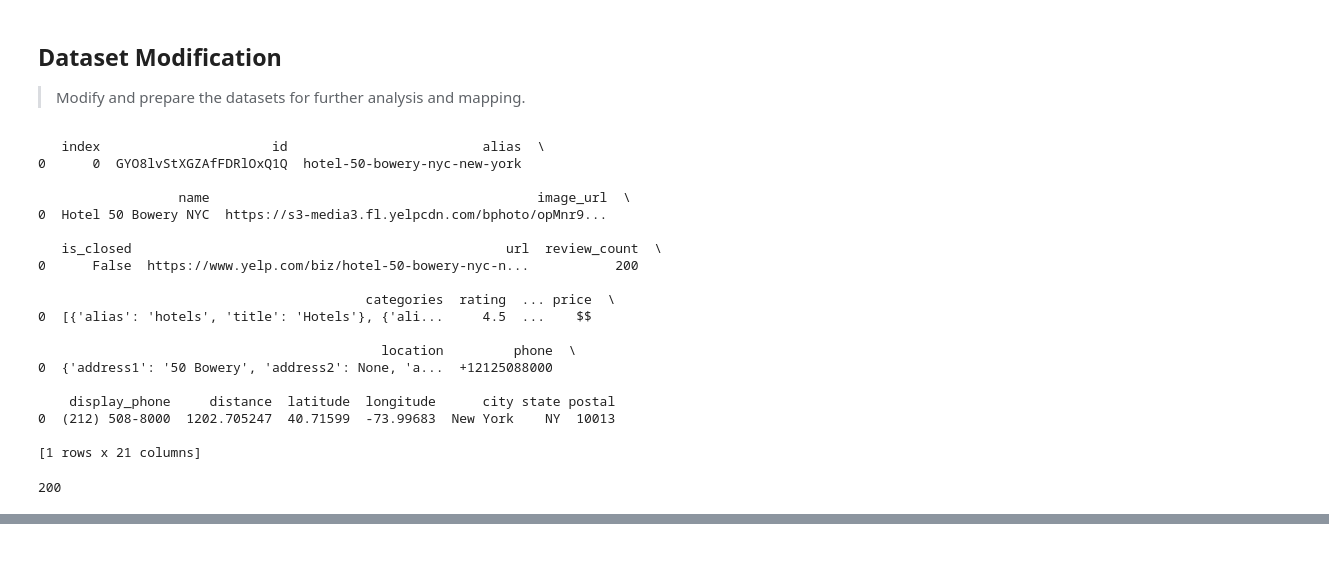
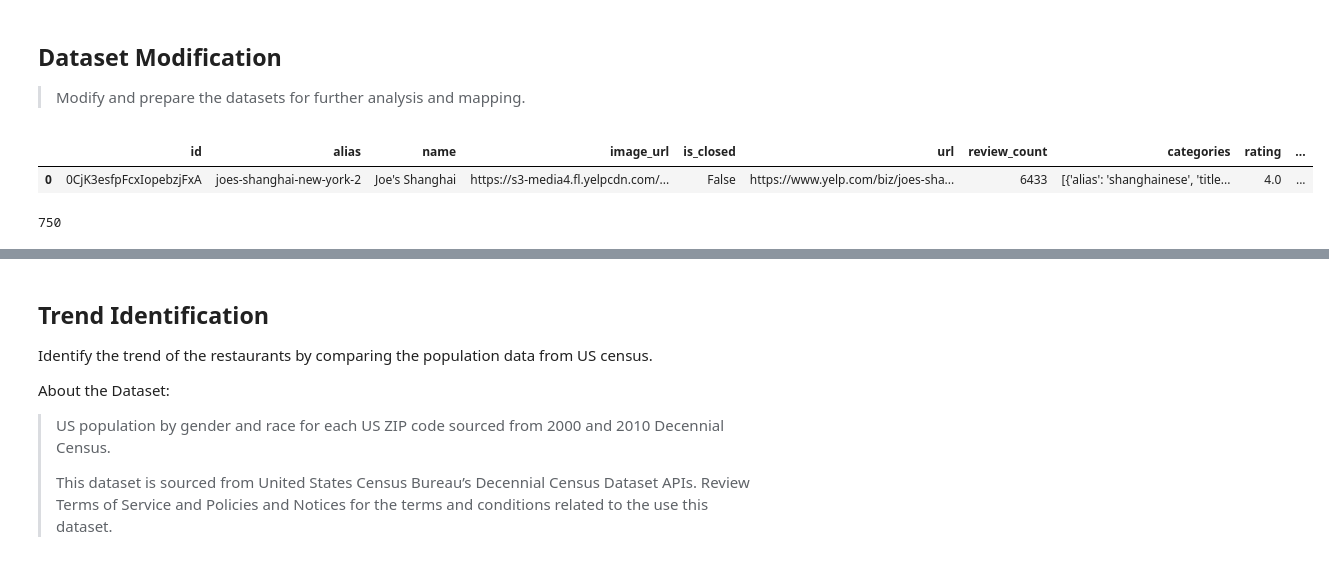
Before and after one commit to keqideng/data_analysis_portfolio_project, a Jupyter notebook: chinese_restaurant_analysis/chinese_restaurant_analysis.ipynb, the cells around one changed output, grey strips where cells are left out. Saved outputs shown, nothing was run; the diff lists cells and outputs as text; code cells hidden in the pictures.

```diff
--- a/chinese_restaurant_analysis/chinese_restaurant_analysis.ipynb
+++ b/chinese_restaurant_analysis/chinese_restaurant_analysis.ipynb
@@ -40,7 +42,7 @@ Firstly use Yelp Fusion API to pull data from Yelp for further analysis.
 
 The selecting criteria is the Chinese restaurants in New York City.
 # %%
-def yelp_business_search(offset=0, location = 'NYC', lim = 50, term = 50, endpoint = 'https://api.yelp.com/v3/businesses/search'):
+def yelp_business_search(offset=0, location = 'NYC', lim = 50, term = 'restaurants,chinese', endpoint = 'https://api.yelp.com/v3/businesses/search'):
     #Business Search Yelp 'https://api.yelp.com/v3/businesses/search'
     client_id = 'By4LztDH6ULQMoOWW73Uag'
     #This is a private api key, please get your own api key by access yelp fusion api website.
@@ -63,10 +65,16 @@ def yelp_business_search(offset=0, location = 'NYC', lim = 50, term = 50, endpoi
     return pd.DataFrame(business_data['businesses'])
 # %% [markdown]
 Here we select 250 top rating Chinese restaurants near New York City.
-# %%
-df = yelp_business_search()
-for i in range(50,200,50):
-    df = pd.concat([df,yelp_business_search(i)])
+# %%
+df = yelp_business_search(location='Manhattan')
+for i in range(50,200,50):
+    df = pd.concat([df,yelp_business_search(offset=i, location='Manhattan')])
+for i in range(0,200,50):
+    df = pd.concat([df,yelp_business_search(offset=i, location='Queens')])
+for i in range(0,150,50):
+    df = pd.concat([df,yelp_business_search(offset=i, location='Brooklyn')])
+for i in range(0,200,50):
+    df = pd.concat([df,yelp_business_search(offset=i, location='Bronx')])
 # %% [markdown]
 ## Dataset Modification
 > Modify and prepare the datasets for further analysis and mapping.
@@ -83,33 +91,16 @@ df['state'] = [i['state'] for i in df.location]
 df['postal'] = [i['zip_code'] for i in df.location]
 # %%
 # Dataset information
-yelp_df = df.copy().reset_index()
-print(yelp_df[:1])
+yelp_df = df.copy()
+yelp_df[:1]
 # %% [output]
-   index                      id                         alias  \
-0      0  GYO8lvStXGZAfFDRlOxQ1Q  hotel-50-bowery-nyc-new-york
-
-                  name                                          image_url  \
-0  Hotel 50 Bowery NYC  https://s3-media3.fl.yelpcdn.com/bphoto/opMnr9...
-
-   is_closed                                                url  review_count  \
-0      False  https://www.yelp.com/biz/hotel-50-bowery-nyc-n...           200
-
-                                          categories  rating  ... price  \
-0  [{'alias': 'hotels', 'title': 'Hotels'}, {'ali...     4.5  ...    $$
-
-                                            location         phone  \
-0  {'address1': '50 Bowery', 'address2': None, 'a...  +12125088000
-
-    display_phone     distance  latitude  longitude      city state postal
-0  (212) 508-8000  1202.705247  40.71599  -73.99683  New York    NY  10013
-
-[1 rows x 21 columns]
+|  | id | alias | name | image_url | is_closed | url | review_count | categories | rating | ... |
+| 0 | 0CjK3esfpFcxIopebzjFxA | joes-shanghai-new-york-2 | Joe's Shanghai | https://s3-media4.fl.yelpcdn.com/... | False | https://www.yelp.com/biz/joes-sha... | 6433 | [{'alias': 'shanghainese', 'title... | 4.0 | ... |
 # %%
 # Dataset length:
 len(yelp_df)
 # %% [output]
-200
+750
 # %%
 #locate the middle of the map by calculate the mean of the latitude and longitude
 lat_mean = yelp_df.latitude.mean()
@@ -140,3 +131,11 @@ fig=dict(data=data, layout=layout)
 plotly.offline.iplot(fig, filename='mapbox')
 # %% [output]
 [interactive output not drawn]
+# %% [markdown]
+## Trend Identification
+Identify the trend of the restaurants by comparing the population data from US census.
+
+About the Dataset:
+>US population by gender and race for each US ZIP code sourced from 2000 and 2010 Decennial Census.
+>
+> This dataset is sourced from United States Census Bureau’s Decennial Census Dataset APIs. Review Terms of Service and Policies and Notices for the terms and conditions related to the use this dataset.
```
Also changed, not shown: parts of 13 cells of this notebook, 1 other file.
